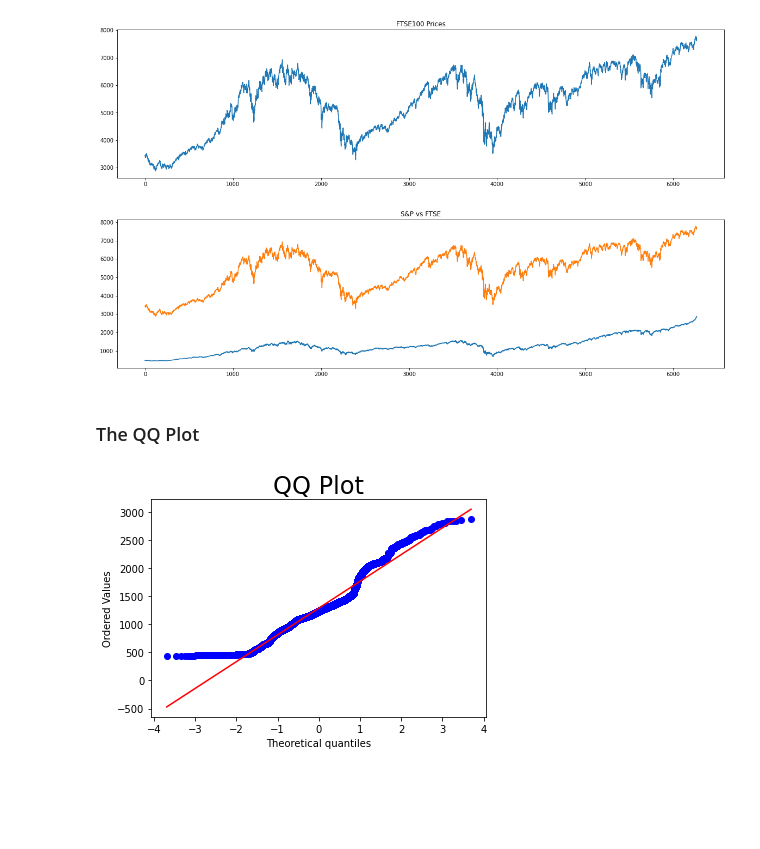
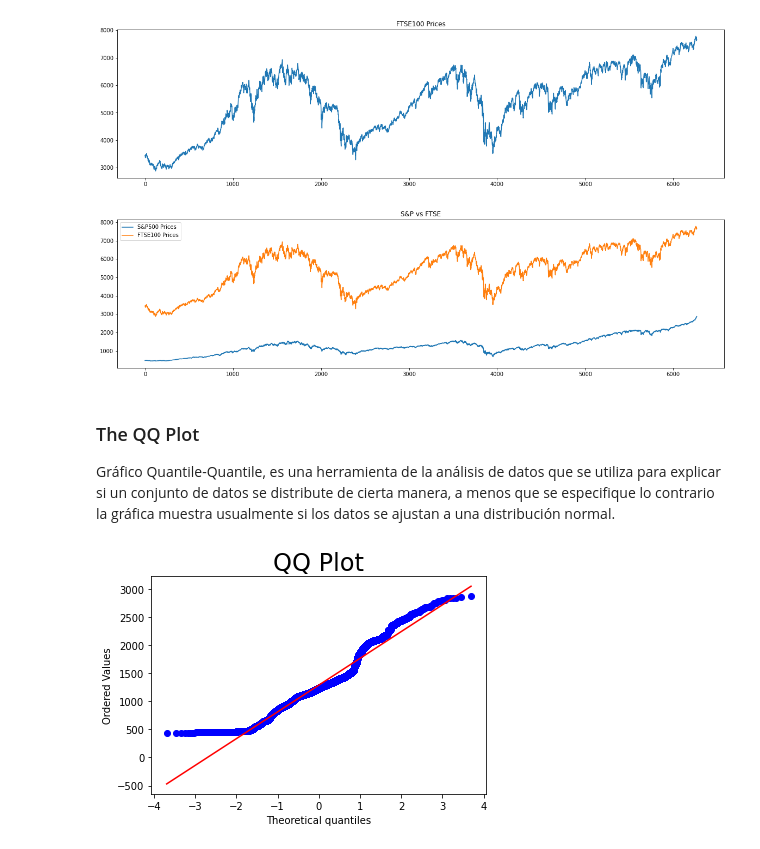
Before and after one commit to ecabestadistica/curso-series-temporales, a Jupyter notebook: 1. Introduccion a las series temporales/Python/1_Python_Introducción_a_las_series_temporales.ipynb, the cells around one changed output. Cells and saved outputs as stored; diff of their text form; code cells hidden in the pictures; blank space fills up the shorter version.

```diff
--- a/1. Introduccion a las series temporales/Python/1_Python_Introducción_a_las_series_temporales.ipynb
+++ b/1. Introduccion a las series temporales/Python/1_Python_Introducción_a_las_series_temporales.ipynb
@@ -14,0 +13,2 @@ df_comp = raw_csv_data.copy()
+# %%
+raw_csv_data = pd.read_csv("https://raw.githubusercontent.com/JeisonTantachuco/curso-series-temporales/master/1.%20Introduccion%20a%20las%20series%20temporales/Python/Index2018.csv")
@@ -100,14 +101,16 @@ plt.show()
 # %% [output]
 [figure]
 # %%
-df_comp.spx.plot(figsize=(20,5), title = "S&P500 Prices")
-df_comp.ftse.plot(figsize=(20,5), title = "FTSE100 Prices")
+df_comp.spx.plot(figsize=(20,5), label = "S&P500 Prices")
+df_comp.ftse.plot(figsize=(20,5), label = "FTSE100 Prices")
+plt.legend()
 plt.title("S&P vs FTSE")
 plt.show()
 # %% [output]
-[figure, old version]
+[figure, new version]
-# %% [markdown]
-### The QQ Plot
+# %% [markdown]
+### The QQ Plot
+Gráfico Quantile-Quantile, es una herramienta de la análisis de datos que se utiliza para explicar si un conjunto de datos se distribute de cierta manera, a menos que se especifique lo contrario la gráfica muestra usualmente si los datos se ajustan a una distribución normal.
 # %%
 import scipy.stats
 # %%
```
Also changed, not shown: parts of 16 cells of this notebook.
